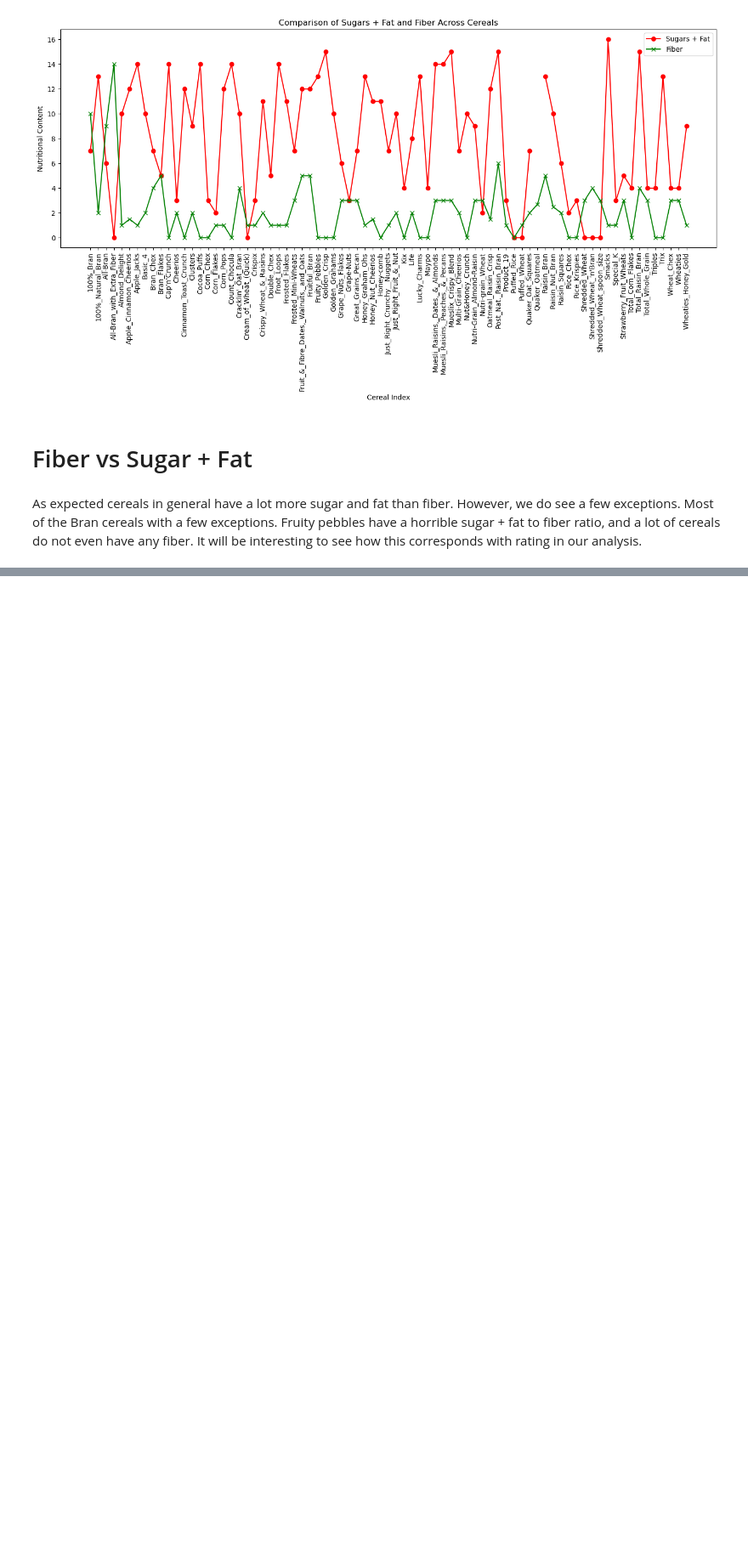
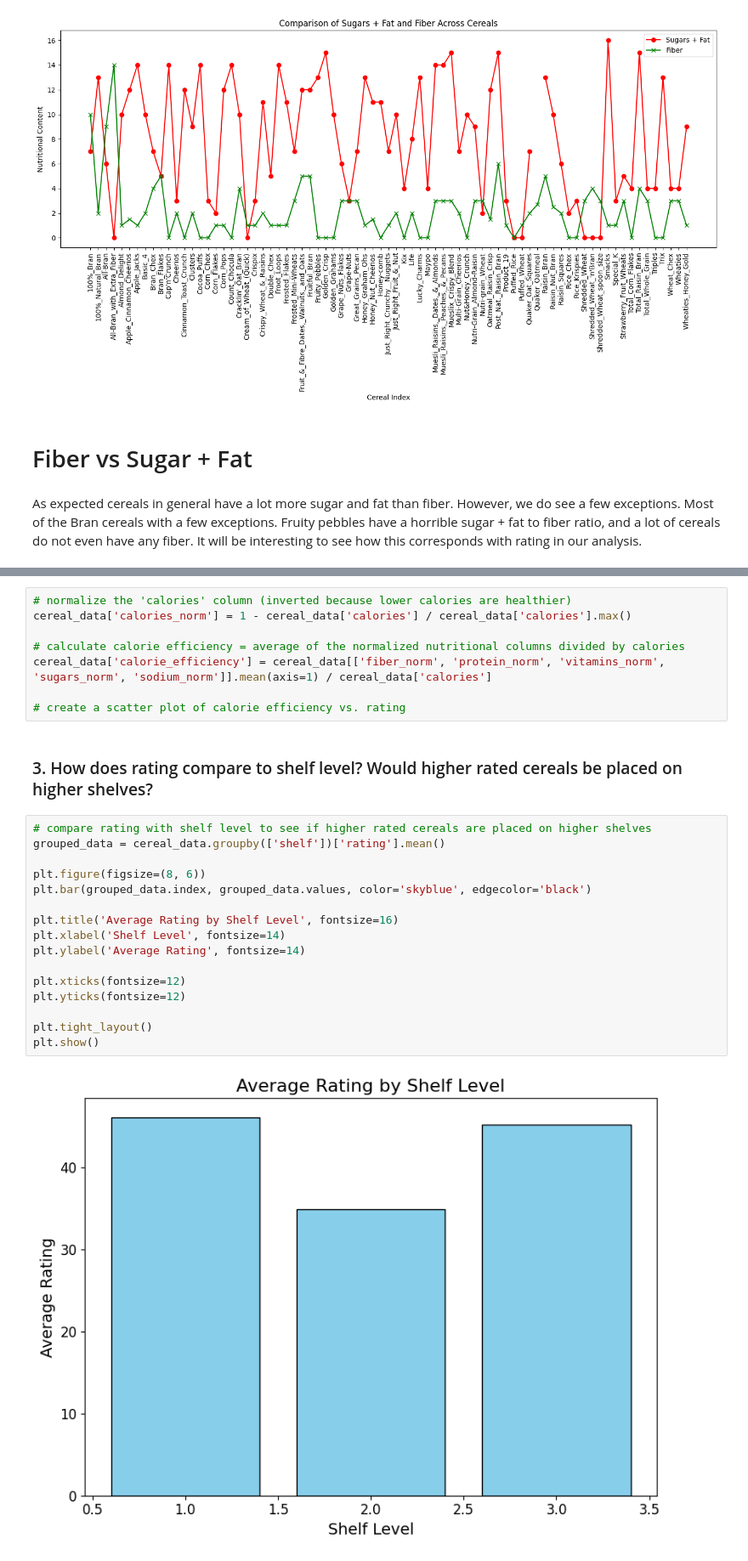
Before and after one commit to rgup17/final_project_cs210, a Jupyter notebook: Visaulizations.ipynb, the cells around one changed output, grey strips where cells are left out. Shown at 85% size. Saved outputs shown, nothing was run; the diff lists cells and outputs as text; blank space fills up the shorter version.

```diff
--- a/Visaulizations.ipynb
+++ b/Visaulizations.ipynb
@@ -205,0 +318,28 @@ As expected cereals in general have a lot more sugar and fat than fiber. However
+# %%
+# normalize the 'calories' column (inverted because lower calories are healthier)
+cereal_data['calories_norm'] = 1 - cereal_data['calories'] / cereal_data['calories'].max()
+
+# calculate calorie efficiency = average of the normalized nutritional columns divided by calories
+cereal_data['calorie_efficiency'] = cereal_data[['fiber_norm', 'protein_norm', 'vitamins_norm', 'sugars_norm', 'sodium_norm']].mean(axis=1) / cereal_data['calories']
+
+# create a scatter plot of calorie efficiency vs. rating
+# %% [markdown]
+### 3. How does rating compare to shelf level? Would higher rated cereals be placed on higher shelves?
+# %%
+# compare rating with shelf level to see if higher rated cereals are placed on higher shelves
+grouped_data = cereal_data.groupby(['shelf'])['rating'].mean()
+
+plt.figure(figsize=(8, 6))
+plt.bar(grouped_data.index, grouped_data.values, color='skyblue', edgecolor='black')
+
+plt.title('Average Rating by Shelf Level', fontsize=16)
+plt.xlabel('Shelf Level', fontsize=14)
+plt.ylabel('Average Rating', fontsize=14)
+
+plt.xticks(fontsize=12)
+plt.yticks(fontsize=12)
+
+plt.tight_layout()
+plt.show()
+# %% [output]
+[figure, added]
```
Also changed, not shown: parts of 19 cells of this notebook, 3 other files.
